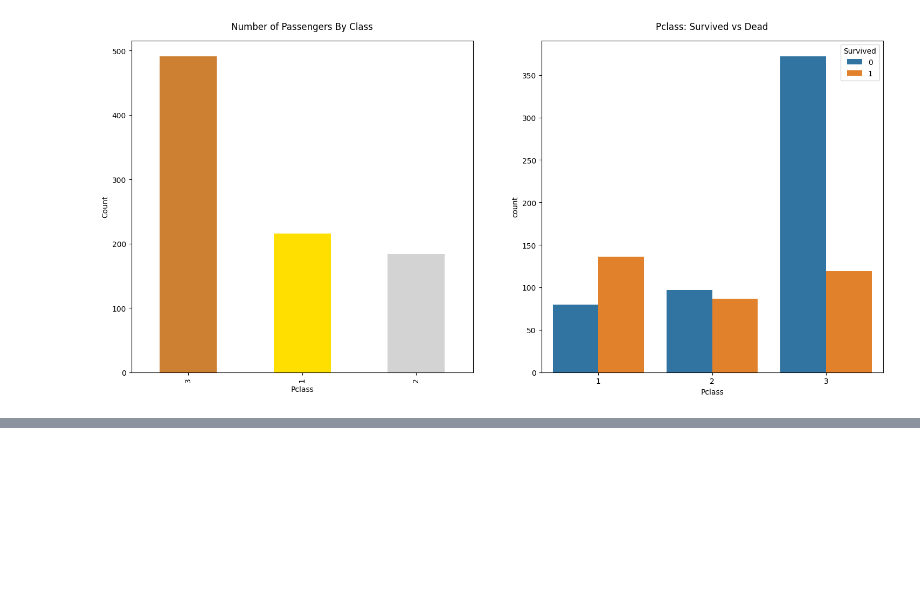
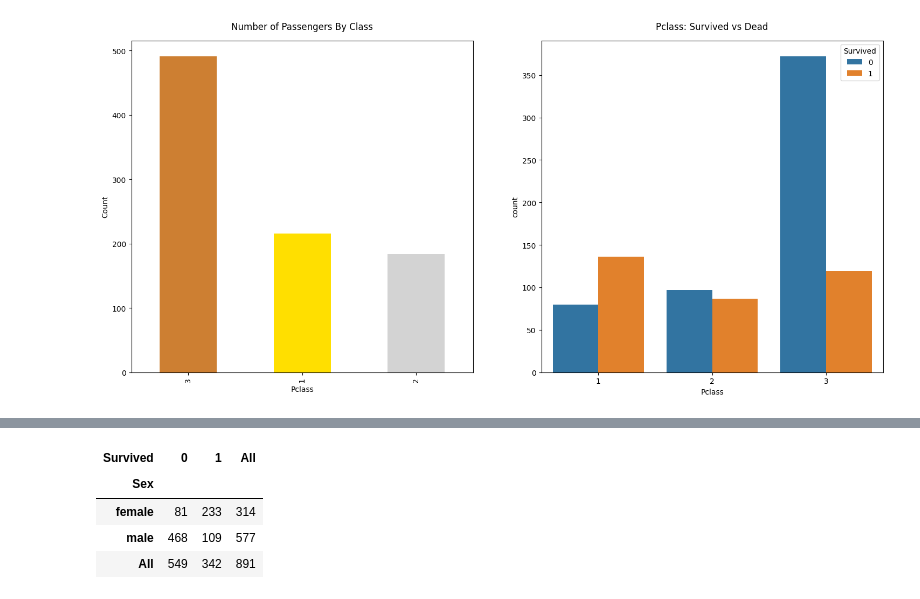
Before and after one commit to finn1729/Kaggle_Titanic, a Jupyter notebook: jun-bd-titanic.ipynb, the cells around one changed output, grey strips where cells are left out. Cells and saved outputs as stored; diff of their text form; code cells hidden in the pictures; blank space fills up the shorter version.

```diff
--- a/jun-bd-titanic.ipynb
+++ b/jun-bd-titanic.ipynb
@@ -208,0 +227,12 @@ plt.show()
+# %%
+pd.crosstab(
+    df_train['Sex'],
+    df_train['Survived'],
+    margins=True
+).style.background_gradient(cmap='summer_r')
+# %% [output]
+| Survived | 0 | 1 | All |
+| Sex |  |  |  |
+| female | 81 | 233 | 314 |
+| male | 468 | 109 | 577 |
+| All | 549 | 342 | 891 |
```
Also changed, not shown: parts of 3 cells of this notebook.
